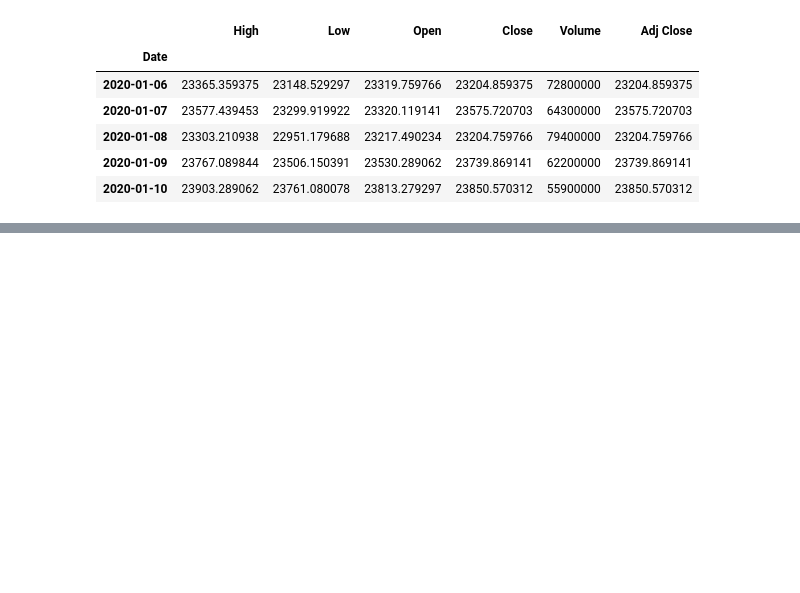
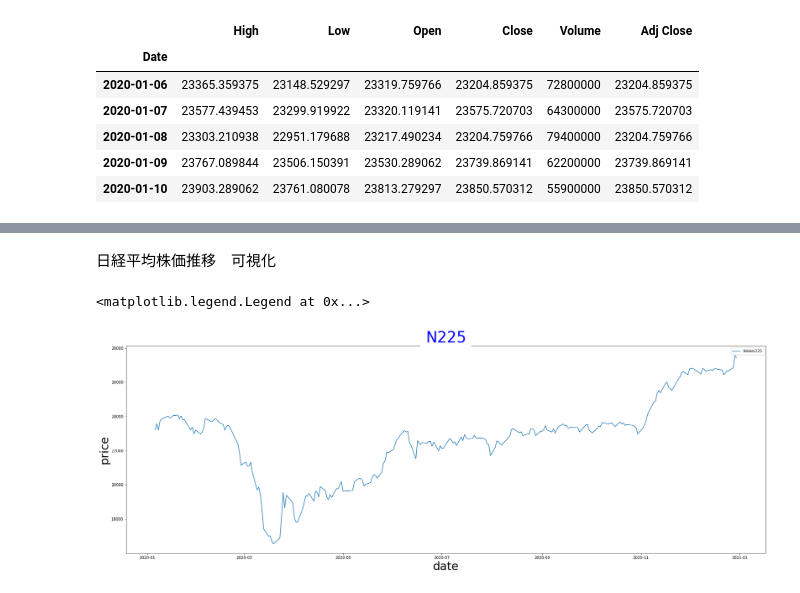
Before and after one commit to Charee-Villapong/for_practice, a Jupyter notebook: stockdata_analysis.ipynb, the cells around one changed output, grey strips where cells are left out. Cells and saved outputs as stored; diff of their text form; code cells hidden in the pictures; blank space fills up the shorter version.

```diff
--- a/stockdata_analysis.ipynb
+++ b/stockdata_analysis.ipynb
@@ -36,0 +27,12 @@ plt.plot(date,price)
+# %% [markdown]
+日経平均株価推移　可視化
+# %%
+plt.figure(figsize=(30,10))
+plt.plot(date,price,label='Nikkei225')
+plt.title('N225',color='blue',backgroundcolor='white',size=40,loc='center')
+plt.xlabel('date',color='black',size=30)
+plt.ylabel('price',color='black',size=30)
+plt.legend()
+# %% [output]
+<matplotlib.legend.Legend at 0x...>
+[figure, added]
```
Also changed, not shown: parts of 5 cells of this notebook.
